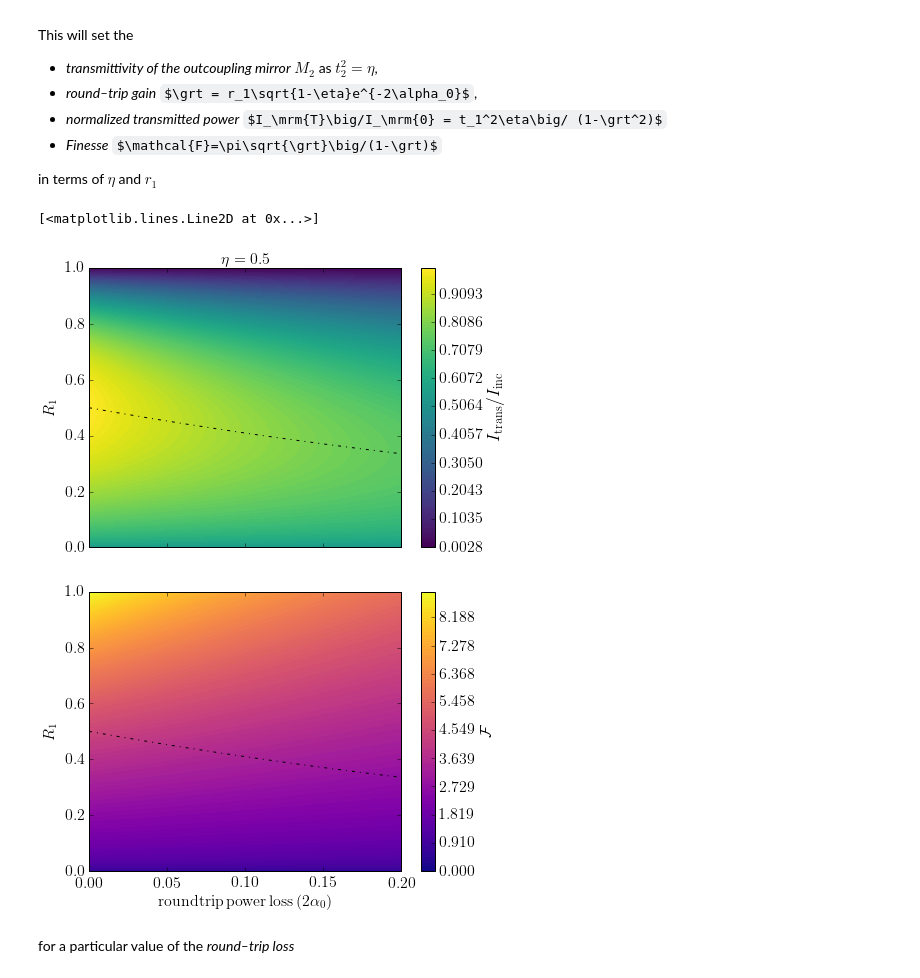
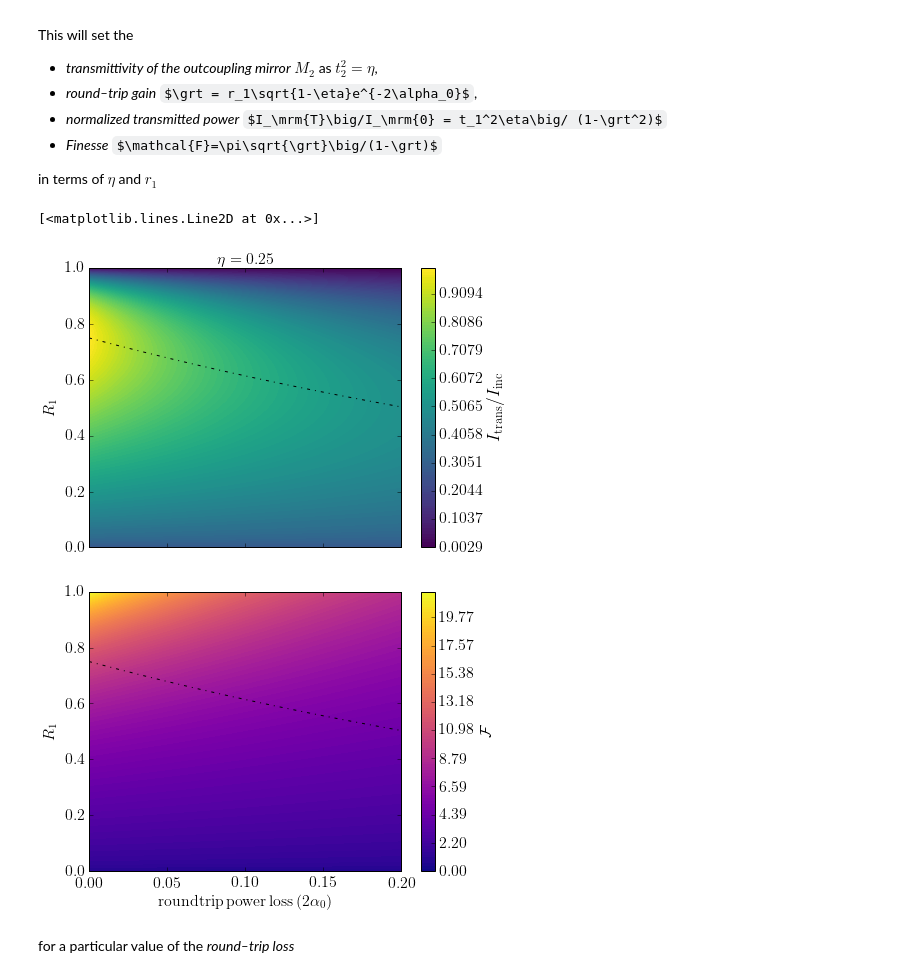
Before and after one commit to sduquemesa/CavityWeizmann, a Jupyter notebook: OpticalCavity.ipynb, the cells around one changed output. Cells and saved outputs as stored; diff of their text form; code cells hidden in the pictures; some formulas as TeX source.

```diff
--- a/OpticalCavity.ipynb
+++ b/OpticalCavity.ipynb
@@ -120,7 +125,7 @@ This will set the
 in terms of $\eta$ and $r_1$
 # %%
 # fraction of the transmitted power and the circulating power after one round–trip
-eta = 0.5
+eta = 0.25
 # %%
 # Normalized transmitted power
 def Itrans(alpha, R1, eta):
@@ -141,35 +146,36 @@ R1 = np.linspace(0.,1,1000,endpoint=False)
 # Plotting
 
 X,Y = np.meshgrid(alpha, R1)
 
 Z1 = Itrans(X, Y, eta)
 Z2 = finesse(X, Y, eta)
 
 plt.figure()
 plt.contourf(2*X,Y,Z1,levels=np.linspace(Z1.min(),Z1.max(),100),cmap=plt.cm.viridis)
 ax1.set_xlabel(r'$\mathrm{round-trip\, power\, loss\,(2\alpha_0)}$', fontsize=16)
 plt.ylabel(r'$R_1$', fontsize=16)
 plt.title('$\eta = '+str(eta)+'$', fontsize=16)
 plt.tick_params(labelsize=16,labelbottom=False)
 cbar = plt.colorbar()
 cbar.set_label(label=r'$I_\mathrm{trans}/I_\mathrm{inc}$',size=18)
 cbar.ax.tick_params(labelsize=16)
 InputMatched = (1-eta)*np.exp(-4*alpha)
 plt.plot(2*alpha,InputMatched,'k-.')
 
 plt.figure()
 plt.contourf(2*X,Y,Z2,levels=np.linspace(Z2.min(),Z2.max(),100),cmap=plt.cm.plasma)
 plt.xlabel(r'$\mathrm{roundtrip\, power\, loss\,(2\alpha_0)}$', fontsize=16)
 plt.ylabel(r'$R_1$', fontsize=16)
 plt.tick_params(labelsize=16)
+plt.tick_params(axis='x', which='major', pad=12)
 cbar = plt.colorbar()
 cbar.set_label(label=r'$\mathcal{F}$',size=16)
 cbar.ax.tick_params(labelsize=16)
 plt.plot(2*alpha,InputMatched,'k-.')
 # %% [output]
 [<matplotlib.lines.Line2D at 0x...>]
-[figure, old version]
+[figure, new version]
-[figure, old version]
+[figure, new version]
 # %% [markdown]
 for a particular value of the *round–trip loss*
 # %%
```
Also changed, not shown: parts of 14 cells of this notebook.
